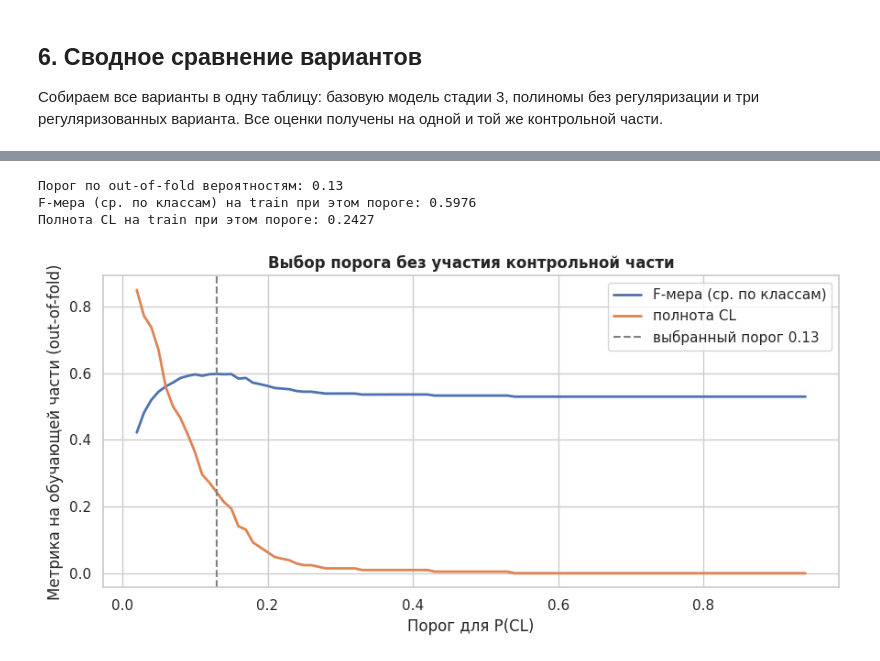
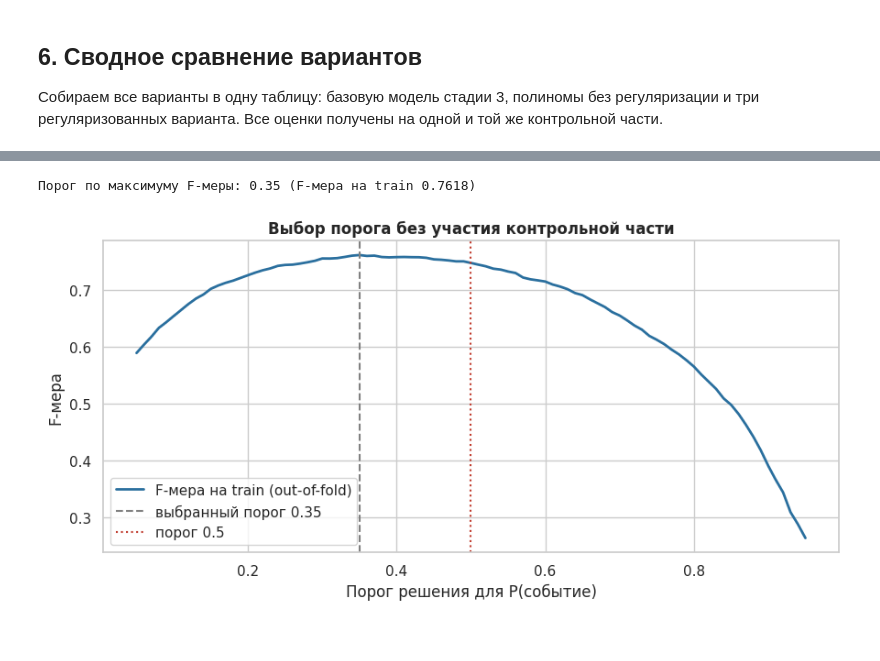
Before and after one commit to fishtriangle/ml-project-practice-1, a Jupyter notebook: project_notebooks/Stage_4_polynomial_regularization.ipynb, the cells around one changed output, grey strips where cells are left out. Cells and saved outputs as stored; diff of their text form; code cells hidden in the pictures.

```diff
--- a/project_notebooks/Stage_4_polynomial_regularization.ipynb
+++ b/project_notebooks/Stage_4_polynomial_regularization.ipynb
@@ -495,11 +466,10 @@ print('=> L2 поджимает веса, но сохраняет все сто
 # %%
-l1_best, l1_row, l1_cv = tune_and_report(
-    LogisticRegression(penalty='l1', solver='saga', max_iter=5000, tol=1e-3, random_state=RANDOM_STATE),
-    {'C': C_GRID}, 'полином 2 ст. + L1')
+l1_best, l1_row, l1_cv, l1_zero = tune_and_report(
+    LogisticRegression(l1_ratio=1, solver='saga', max_iter=5000, tol=1e-3,
+                       random_state=RANDOM_STATE),
+    {'C': C_GRID},
+    'полином 2 ст. + L1')
 results.append(l1_row)
+
 display(l1_cv.round(4))
-
-n_zero_l1 = int(np.sum(np.abs(l1_best.coef_) < 1e-8))
-print(f'\nОбнулённых коэффициентов у L1: {n_zero_l1} из {l1_best.coef_.size} '
-      f'({n_zero_l1 / l1_best.coef_.size:.1%})')
 # %% [output]
@@ -712,39 +663,41 @@ print(f'\nПрирост L1 относительно базовой: доля в
 # %%
-classes = list(l1_best.classes_)
-i_cl = classes.index('CL')
-rest_idx = [i for i, name in enumerate(classes) if name != 'CL']
+# Out-of-fold вероятности на обучающей части: каждая строка оценена моделью без неё
+oof_proba = cross_val_predict(l1_best, X_tr_p, y_train, cv=CV, method='predict_proba', n_jobs=-1)[:, 1]
 
+thresholds = np.arange(0.05, 0.96, 0.01)
+threshold_rows = []
 
-def apply_threshold(proba, labels, threshold):
-    # CL, если P(CL) > threshold, иначе более вероятный из остальных классов.
-    cl_index = labels.index('CL')
-    others = [i for i, name in enumerate(labels) if name != 'CL']
-    fallback = np.array(labels)[others][proba[:, others].argmax(axis=1)]
-    return np.where(proba[:, cl_index] > threshold, 'CL', fallback)
+for ratio in [1, 2, 3, 5]:
+    costs = np.array([
+        ((y_train == 1) & (oof_proba < t)).sum() * ratio +
+        ((y_train == 0) & (oof_proba >= t)).sum()
+        for t in thresholds
+    ])
+    t_best = thresholds[np.argmin(costs)]
+    pred = (oof_proba >= t_best).astype(int)
+    threshold_rows.append({
+        'цена пропуска : цена тревоги': f'{ratio} : 1',
+        'порог': t_best,
+        'F-мера (train, out-of-fold)': f1_score(y_train, pred),
+        'полнота': recall_score(y_train, pred),
+        'точность': precision_score(y_train, pred),
+    })
 
+threshold_table = pd.DataFrame(threshold_rows).set_index('цена пропуска : цена тревоги')
+display(threshold_table.round(4))
 
-# Out-of-fold вероятности на обучающей части: каждая строка оценена моделью без неё
-oof_proba = cross_val_predict(l1_best, X_tr_p, y_train, cv=CV, method='predict_proba', n_jobs=-1)
-
-thresholds = np.arange(0.02, 0.95, 0.01)
-oof_f1_macro = [f1_score(y_train, apply_threshold(oof_proba, classes, t), average='macro')
-                for t in thresholds]
-oof_recall_cl = [recall_score(y_train, apply_threshold(oof_proba, classes, t),
-                              labels=['CL'], average=None)[0]
-                 for t in thresholds]
-
-best_threshold = thresholds[int(np.argmax(oof_f1_macro))]
-print(f'Порог по out-of-fold вероятностям: {best_threshold:.2f}')
-print(f'F-мера (ср. по классам) на train при этом пороге: {max(oof_f1_macro):.4f}')
-print(f'Полнота CL на train при этом пороге: '
-      f'{oof_recall_cl[int(np.argmax(oof_f1_macro))]:.4f}')
+# Порог по максимуму F-меры на out-of-fold вероятностях
+oof_f1 = np.array([f1_score(y_train, (oof_proba >= t).astype(int)) for t in thresholds])
+best_threshold = thresholds[int(np.argmax(oof_f1))]
+print(f'\nПорог по максимуму F-меры: {best_threshold:.2f} '
+      f'(F-мера на train {oof_f1.max():.4f})')
 
 fig, ax = plt.subplots(figsize=(9, 4.5))
-ax.plot(thresholds, oof_f1_macro, label='F-мера (ср. по классам)', lw=2)
-ax.plot(thresholds, oof_recall_cl, label='полнота CL', lw=2)
+ax.plot(thresholds, oof_f1, lw=2, color='#2a6f9e', label='F-мера на train (out-of-fold)')
 ax.axvline(best_threshold, color='grey', ls='--', label=f'выбранный порог {best_threshold:.2f}')
-ax.set_xlabel('Порог для P(CL)')
-ax.set_ylabel('Метрика на обучающей части (out-of-fold)')
+ax.axvline(0.5, color='#c0392b', ls=':', label='порог 0.5')
+ax.set_xlabel('Порог решения для P(событие)')
+ax.set_ylabel('F-мера')
 ax.set_title('Выбор порога без участия контрольной части', fontweight='bold')
 ax.legend()
 plt.tight_layout()
@@ -753,5 +712,3 @@ plt.show()
-Порог по out-of-fold вероятностям: 0.13
-F-мера (ср. по классам) на train при этом пороге: 0.5976
-Полнота CL на train при этом пороге: 0.2427
+Порог по максимуму F-меры: 0.35 (F-мера на train 0.7618)
-[figure, old version]
+[figure, new version]
 # %%
```
Also changed, not shown: parts of 40 cells of this notebook, 6 other files.
